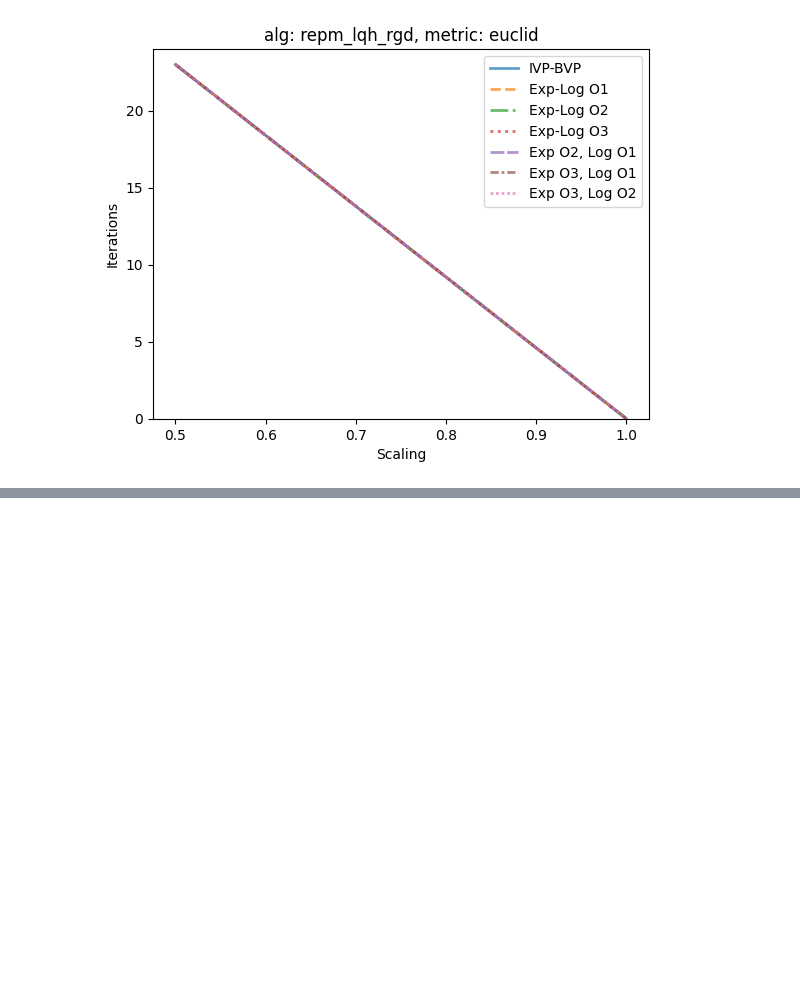
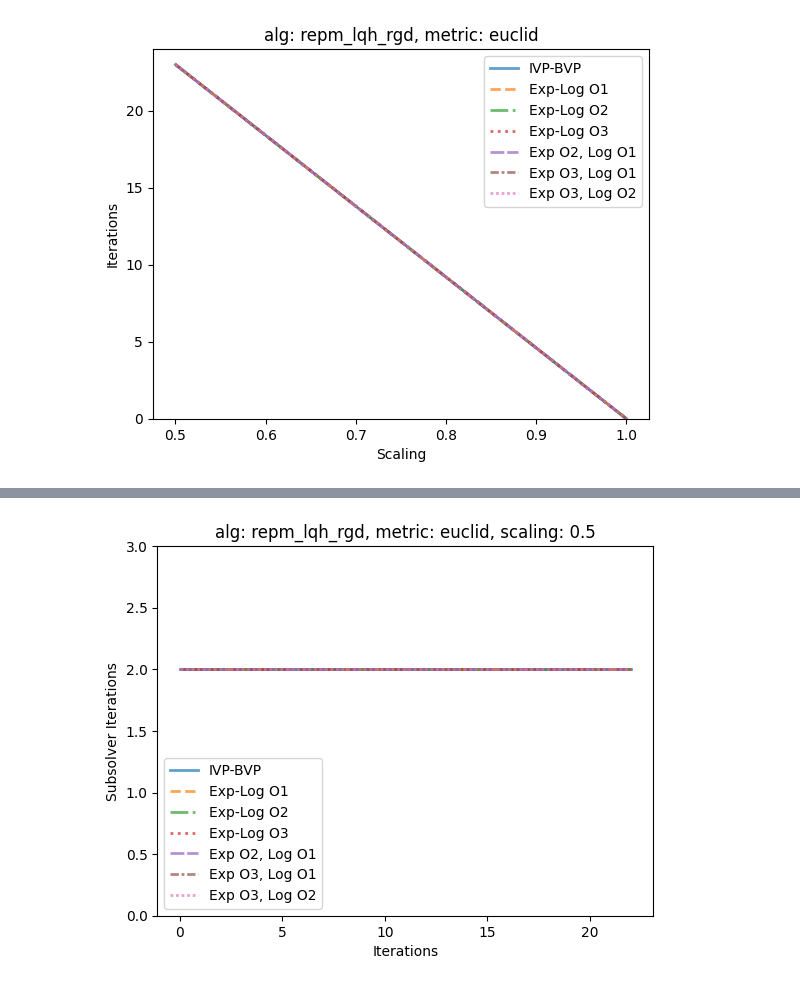
Before and after one commit to planetaryeclipse/ece602-mfld-optim-taylor-approx, a Jupyter notebook: src/analysis/constrained_analysis.ipynb, the cells around one changed output, grey strips where cells are left out. Cells and saved outputs as stored; diff of their text form; code cells hidden in the pictures; blank space fills up the shorter version.

```diff
--- a/src/analysis/constrained_analysis.ipynb
+++ b/src/analysis/constrained_analysis.ipynb
@@ -57,2 +58,4 @@ plotting_util.gen_euclid_nonoptimal_norms_plots(constr_data, f"{constr_alg}_rgd"
 # %%
-plotting_util.gen_subsolver_iters_plots(constr_data, f"{constr_alg}_rgd", "euclid", 0.5, plotting_util._desired_method_order, show_titles=True)
+plotting_util.gen_subsolver_iters_plots(constr_data, f"{constr_alg}_rgd", constr_metric, 0.5, plotting_util._desired_method_order, show_titles=True)
+# %% [output]
+[figure, added]
```
Also changed, not shown: parts of 5 cells of this notebook, 1 other file.
